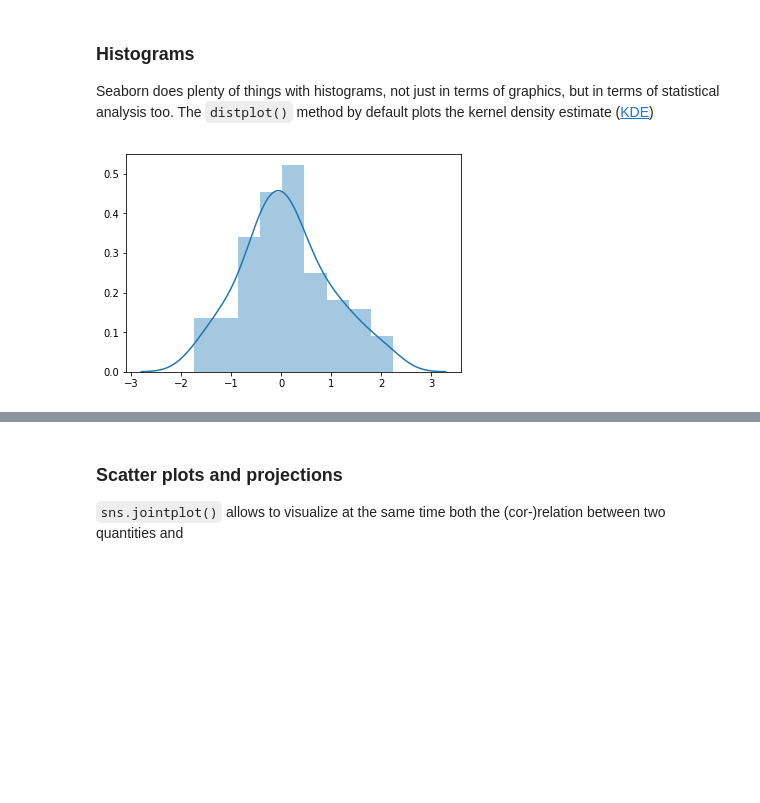
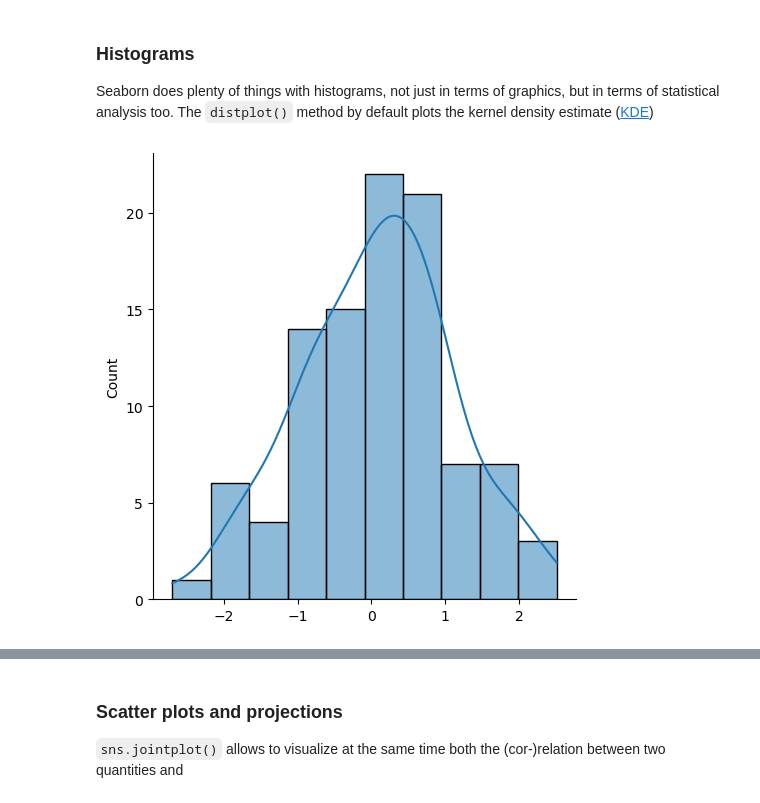
Before and after one commit to tommaso-bertola/LaboratoryOfComputationalPhysics_Y5, a Jupyter notebook: 07_Visualization.ipynb, the cells around one changed output, grey strips where cells are left out. Drawn from its saved outputs; the diff is of its cells as text; code cells hidden in the pictures; blank space fills up the shorter version.

```diff
--- a/07_Visualization.ipynb
+++ b/07_Visualization.ipynb
@@ -417,8 +417,8 @@ sns.relplot(x="total_bill", y="tip", size="size", sizes=(15, 200), data=tips);
 Seaborn does plenty of things with histograms, not just in terms of graphics, but in terms of statistical analysis too. The `distplot()` method by default plots the kernel density estimate ([KDE](https://en.wikipedia.org/wiki/Kernel_density_estimation))
 # %%
 x = np.random.randn(100)
-sns.distplot(x, kde=True);
+sns.displot(x, kde=True);
 # %% [output]
-[figure, old version]
+[figure, new version]
 # %%
 # with unbinned distribution too
```
Also changed, not shown: parts of 17 cells of this notebook, 1 other file.
